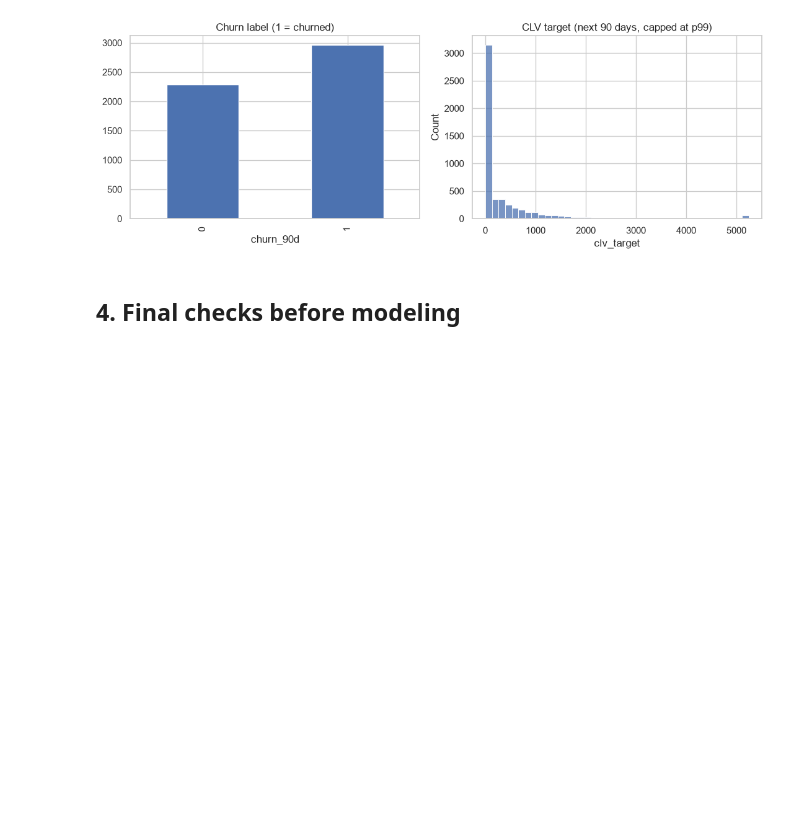
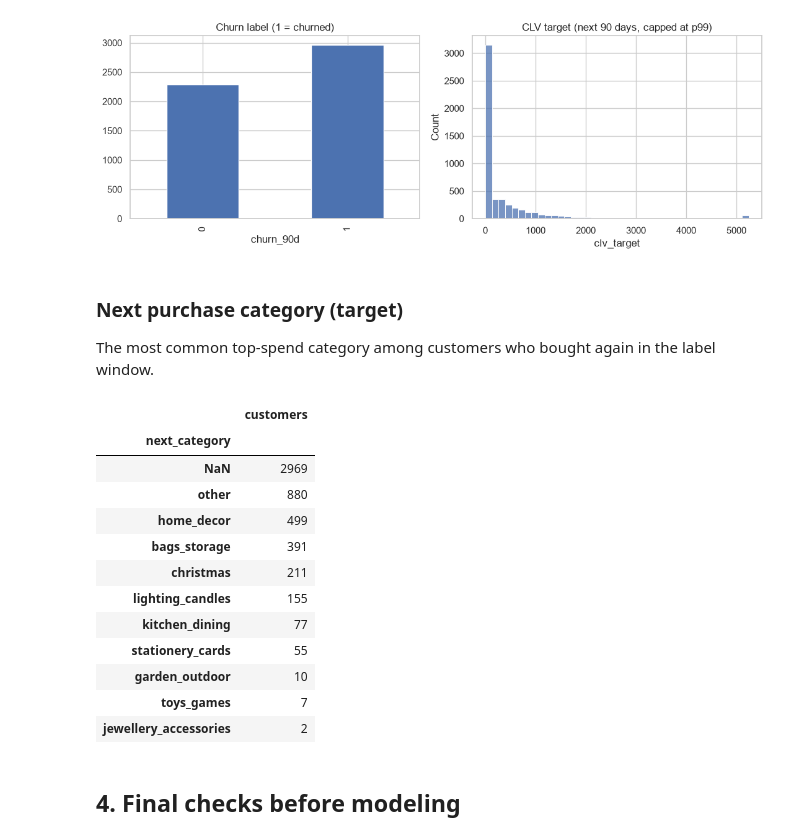
Before and after one commit to palakg242-dotcom/customer-behavior-prediction, a Jupyter notebook: notebooks/02_feature_engineering.ipynb, the cells around one changed output. Saved outputs shown, nothing was run; the diff lists cells and outputs as text; code cells hidden in the pictures; blank space fills up the shorter version.

```diff
--- a/notebooks/02_feature_engineering.ipynb
+++ b/notebooks/02_feature_engineering.ipynb
@@ -89,6 +90,26 @@ churn_90d
 0    0.435
 Name: proportion, dtype: float64
 [figure]
+# %% [markdown]
+### Next purchase category (target)
+
+The most common top-spend category among customers who bought again in the label window.
+# %%
+table["next_category"].value_counts(dropna=False).to_frame("customers")
+# %% [output]
+|  | customers |
+| next_category |  |
+| NaN | 2969 |
+| other | 880 |
+| home_decor | 499 |
+| bags_storage | 391 |
+| christmas | 211 |
+| lighting_candles | 155 |
+| kitchen_dining | 77 |
+| stationery_cards | 55 |
+| garden_outdoor | 10 |
+| toys_games | 7 |
+| jewellery_accessories | 2 |
 # %% [markdown]
 ## 4. Final checks before modeling
 # %%
```
Also changed, not shown: parts of 2 cells of this notebook, 3 other files.
